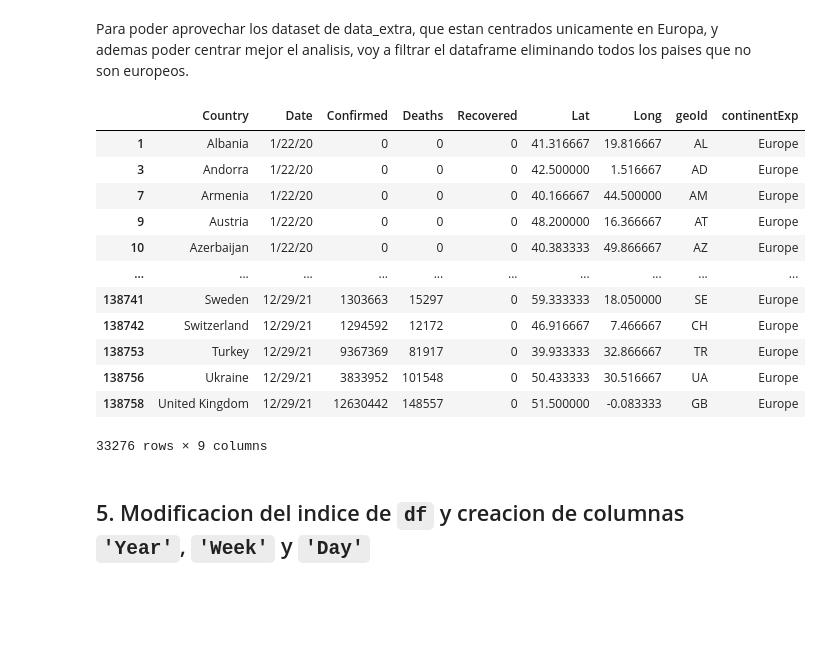
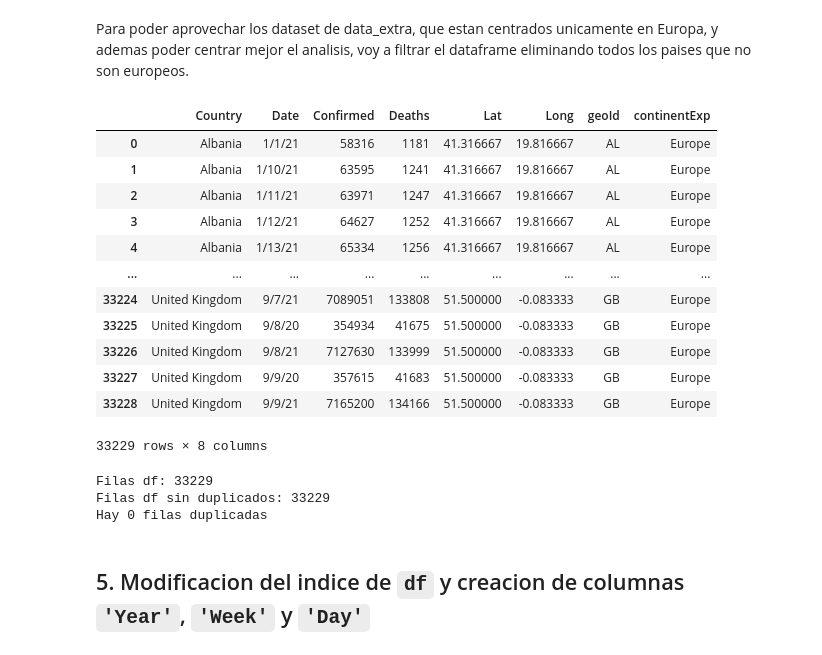
Before and after one commit to ParraCode/Core_Mid_Project-, a Jupyter notebook: data/data_cleaning.ipynb, the cells around one changed output. Drawn from its saved outputs; the diff is of its cells as text; code cells hidden in the pictures; blank space fills up the shorter version.

Commit message:
Feat: Cambio estrategia de enriquecimiento y empiezo a crear el nuevo dataframe final

```diff
--- a/data/data_cleaning.ipynb
+++ b/data/data_cleaning.ipynb
@@ -13,9 +13,9 @@ from datetime import datetime
 # %% [markdown]
 ### 3.1. Preparacion dataset `confirmed_global.csv`
 # %%
-url_confirmed_global = "https://data.humdata.org/hxlproxy/api/data-preview.csv?url=https%3A%2F%2Fraw.githubusercontent.com%2FCSSEGISandData%2FCOVID-19%2Fmaster%2Fcsse_covid_19_data%2Fcsse_covid_19_time_series%2Ftime_series_covid19_confirmed_global.csv&filename=time_series_covid19_confirmed_global.csv"
-df1 = pd.read_csv(url_confirmed_global)
-#df1 = pd.read_csv('data_core/confirmed_global.csv')
+#url_confirmed_global = "https://data.humdata.org/hxlproxy/api/data-preview.csv?url=https%3A%2F%2Fraw.githubusercontent.com%2FCSSEGISandData%2FCOVID-19%2Fmaster%2Fcsse_covid_19_data%2Fcsse_covid_19_time_series%2Ftime_series_covid19_confirmed_global.csv&filename=time_series_covid19_confirmed_global.csv"
+#df1 = pd.read_csv(url_confirmed_global)
+df1 = pd.read_csv('data_core/confirmed_global.csv')
 # %%
 # El analisis se va a hacer por pais, no por provincia de modo que elimino la columna 'Province/State'. Las columnas de 'Lat' y 'Long'
 # se van a eliminar ahora para luego mergearlas con el dataframe final, ya que las coordenadas se cerian alteradas en el 'groupby'.
@@ -130,9 +130,9 @@ df1.set_index('Date-Country')
 # %% [markdown]
 Repetimos el mismo proceso anterior para el dataset `deaths_global.csv`
 # %%
-url_deaths_global = "https://data.humdata.org/hxlproxy/api/data-preview.csv?url=https%3A%2F%2Fraw.githubusercontent.com%2FCSSEGISandData%2FCOVID-19%2Fmaster%2Fcsse_covid_19_data%2Fcsse_covid_19_time_series%2Ftime_series_covid19_deaths_global.csv&filename=time_series_covid19_deaths_global.csv"
-df2 = pd.read_csv(url_deaths_global)
-#df2 = pd.read_csv('data_core/deaths_global.csv')
+#url_deaths_global = "https://data.humdata.org/hxlproxy/api/data-preview.csv?url=https%3A%2F%2Fraw.githubusercontent.com%2FCSSEGISandData%2FCOVID-19%2Fmaster%2Fcsse_covid_19_data%2Fcsse_covid_19_time_series%2Ftime_series_covid19_deaths_global.csv&filename=time_series_covid19_deaths_global.csv"
+#df2 = pd.read_csv(url_deaths_global)
+df2 = pd.read_csv('data_core/deaths_global.csv')
 
 df2 = df2.drop(['Province/State'], axis=1)
 df2 = df2.drop(['Lat'], axis=1)
@@ -198,14 +164,10 @@ df3.set_index('Date-Country')
 # %%
 # Creo un primer dataframe final (df_f1), mergeando df1 y df2 por 'Date-Country'
 df = pd.merge(df1, df2 , how='left', on='Date-Country')
-
-# Creo un sefundo dataframe final, mergeando el anterior dataframe (df_f1) y df3 por 'Date-Country'
-df = pd.merge(df, df3 , how='left', on='Date-Country')
 # %%
 #Elimino las columnas duplicadas
-df = df.drop(['Date-Country','Country/Region_y','Date_y', 'Country/Region_x','Date_x'], axis=1)
+df = df.drop(['Date-Country','Country/Region_y','Date_y'], axis=1)
 
 # Reordeno las Columnas
-df = df[['Country/Region','Date','Confirmed','Deaths','Recovered']]
-df = df.rename(columns={'Country/Region':'Country'})
-df
+df = df.rename(columns={'Country/Region_x':'Country', 'Date_x':'Date'})
+df = df[['Country','Date','Confirmed','Deaths']]
@@ -255,22 +213,34 @@ Para poder aprovechar los dataset de data_extra, que estan centrados unicamente
 # %%
 # Filtro el dataframe (df) para paises europeos
 filter_europe = df['continentExp'] == 'Europe'
 df = df[filter_europe]
+df = df.sort_values(['Country','Date'], ascending=[True, True])
+df = df.reset_index(drop=True)
 df
 # %% [output]
-|  | Country | Date | Confirmed | Deaths | Recovered | Lat | Long | geoId | continentExp |
-| 1 | Albania | 1/22/20 | 0 | 0 | 0 | 41.316667 | 19.816667 | AL | Europe |
-| 3 | Andorra | 1/22/20 | 0 | 0 | 0 | 42.500000 | 1.516667 | AD | Europe |
-| 7 | Armenia | 1/22/20 | 0 | 0 | 0 | 40.166667 | 44.500000 | AM | Europe |
-| 9 | Austria | 1/22/20 | 0 | 0 | 0 | 48.200000 | 16.366667 | AT | Europe |
-| 10 | Azerbaijan | 1/22/20 | 0 | 0 | 0 | 40.383333 | 49.866667 | AZ | Europe |
-| ... | ... | ... | ... | ... | ... | ... | ... | ... | ... |
-| 138741 | Sweden | 12/29/21 | 1303663 | 15297 | 0 | 59.333333 | 18.050000 | SE | Europe |
-| 138742 | Switzerland | 12/29/21 | 1294592 | 12172 | 0 | 46.916667 | 7.466667 | CH | Europe |
-| 138753 | Turkey | 12/29/21 | 9367369 | 81917 | 0 | 39.933333 | 32.866667 | TR | Europe |
-| 138756 | Ukraine | 12/29/21 | 3833952 | 101548 | 0 | 50.433333 | 30.516667 | UA | Europe |
-| 138758 | United Kingdom | 12/29/21 | 12630442 | 148557 | 0 | 51.500000 | -0.083333 | GB | Europe |
+|  | Country | Date | Confirmed | Deaths | Lat | Long | geoId | continentExp |
+| 0 | Albania | 1/1/21 | 58316 | 1181 | 41.316667 | 19.816667 | AL | Europe |
+| 1 | Albania | 1/10/21 | 63595 | 1241 | 41.316667 | 19.816667 | AL | Europe |
+| 2 | Albania | 1/11/21 | 63971 | 1247 | 41.316667 | 19.816667 | AL | Europe |
+| 3 | Albania | 1/12/21 | 64627 | 1252 | 41.316667 | 19.816667 | AL | Europe |
+| 4 | Albania | 1/13/21 | 65334 | 1256 | 41.316667 | 19.816667 | AL | Europe |
+| ... | ... | ... | ... | ... | ... | ... | ... | ... |
+| 33224 | United Kingdom | 9/7/21 | 7089051 | 133808 | 51.500000 | -0.083333 | GB | Europe |
+| 33225 | United Kingdom | 9/8/20 | 354934 | 41675 | 51.500000 | -0.083333 | GB | Europe |
+| 33226 | United Kingdom | 9/8/21 | 7127630 | 133999 | 51.500000 | -0.083333 | GB | Europe |
+| 33227 | United Kingdom | 9/9/20 | 357615 | 41683 | 51.500000 | -0.083333 | GB | Europe |
+| 33228 | United Kingdom | 9/9/21 | 7165200 | 134166 | 51.500000 | -0.083333 | GB | Europe |
-33276 rows × 9 columns
+33229 rows × 8 columns
+# %%
+df_DD = df.drop_duplicates()
+
+print(f"Filas df: {df.shape[0]}\nFilas df sin duplicados: {df_DD.shape[0]}")
+n_duplicados = df.shape[0] - df_DD.shape[0]
+print(f"Hay {n_duplicados} filas duplicadas")
+# %% [output]
+Filas df: 33229
+Filas df sin duplicados: 33229
+Hay 0 filas duplicadas
 # %% [markdown]
 ## 5. Modificacion del indice de `df` y creacion de columnas `'Year'`, `'Week'` y `'Day'`
 # %% [markdown]
```
Also changed, not shown: parts of 98 cells of this notebook, 9 other files.
